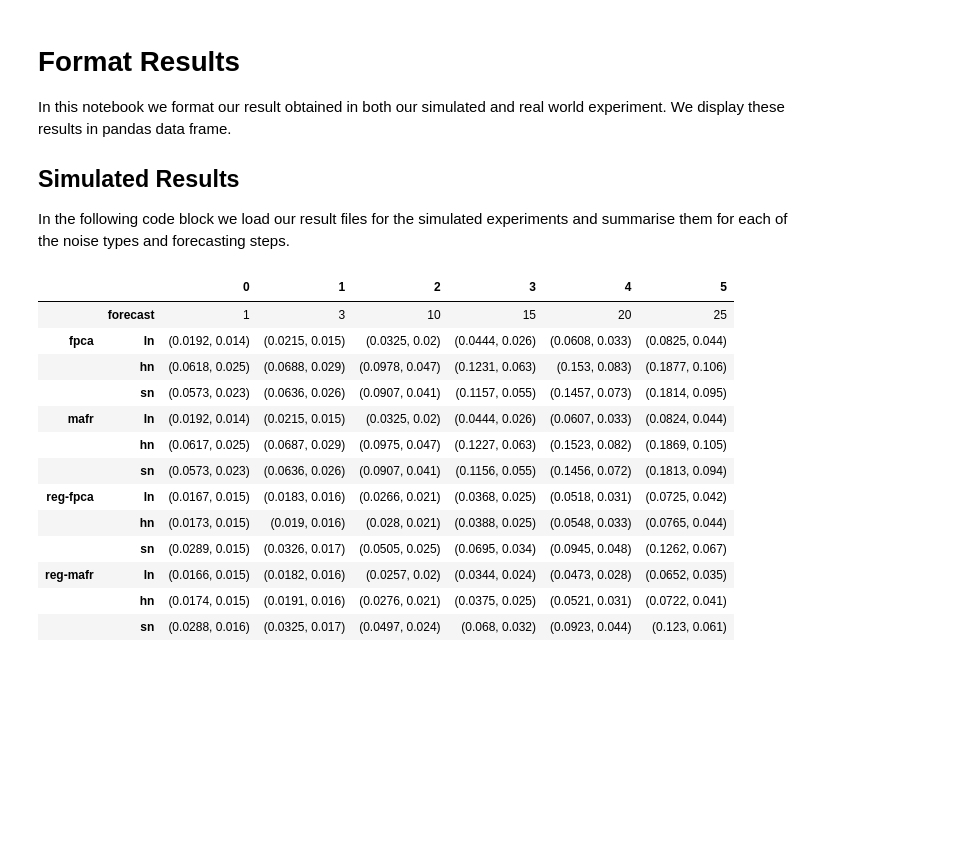
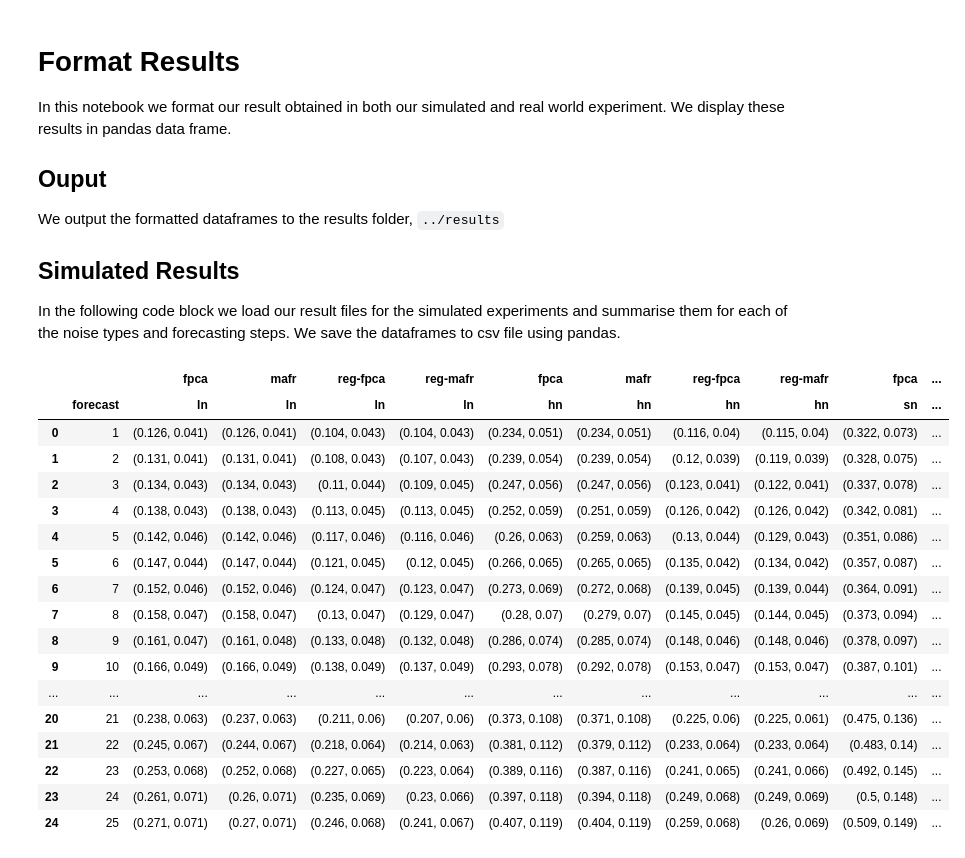
Before and after one commit to JulianAustin1993/dftsm-python, a Jupyter notebook: notebooks/format_results.ipynb, the cells around one changed output. Saved outputs shown, nothing was run; the diff lists cells and outputs as text; code cells hidden in the pictures; blank space fills up the shorter version.

```diff
--- a/notebooks/format_results.ipynb
+++ b/notebooks/format_results.ipynb
@@ -6,37 +3,45 @@ import pandas as pd
 
 In this notebook we format our result obtained in both our simulated and real world experiment. We display these results in pandas data frame.
 
+## Ouput
+
+We output the formatted dataframes to the results folder, `../results`
+
 ## Simulated Results
-In the following code block we load our result files for the simulated experiments and summarise them for each of the noise types and forecasting steps.
+In the following code block we load our result files for the simulated experiments and summarise them for each of the noise types and forecasting steps. We save the dataframes to csv file using pandas.
 # %%
-PATH = '../results/simulated'
-model =['fpca','mafr','reg-fpca', 'reg-mafr']
-noise =['ln', 'hn','sn']
-res_dict = {'_forecast':[1,3,10,15,20,25]}
-for m in model:
-    for n in noise:
-        data = np.load(PATH+'_'+m+'_'+n+'.npz')
-        mean =np.mean(data['results'], axis=0).round(4)
-        sd = np.std(data['results'], axis=0).round(3)
-        res_dict[m+'_'+n]=list(zip(mean,sd))
+PATH = "../results/simulated"
+model = ["fpca", "mafr", "reg-fpca", "reg-mafr"]
+noise = ["ln", "hn", "sn"]
+res_dict = {"_forecast": np.arange(1,26)}
+for n in noise:
+    for m in model:
+        data = np.load(PATH + "_" + m + "_" + n + ".npz")
+        mean = np.mean(data["results"], axis=0).round(3)
+        sd = np.std(data["results"], axis=0).round(3)
+        res_dict[m + "_" + n] = list(zip(mean, sd))
 df = pd.DataFrame(res_dict)
-df.set_index('_forecast')
-df_cols = [c.split('_') for c in df.columns]
+df.set_index("_forecast")
+df_cols = [c.split("_") for c in df.columns]
 df.columns = pd.MultiIndex.from_tuples([(c[0], c[1]) for c in df_cols])
-df = df.T
+df.to_csv(PATH+'_'+'all.csv')
 df
 # %% [output]
-|  |  | 0 | 1 | 2 | 3 | 4 | 5 |
-|  | forecast | 1 | 3 | 10 | 15 | 20 | 25 |
-| fpca | ln | (0.0192, 0.014) | (0.0215, 0.015) | (0.0325, 0.02) | (0.0444, 0.026) | (0.0608, 0.033) | (0.0825, 0.044) |
-|  | hn | (0.0618, 0.025) | (0.0688, 0.029) | (0.0978, 0.047) | (0.1231, 0.063) | (0.153, 0.083) | (0.1877, 0.106) |
-|  | sn | (0.0573, 0.023) | (0.0636, 0.026) | (0.0907, 0.041) | (0.1157, 0.055) | (0.1457, 0.073) | (0.1814, 0.095) |
-| mafr | ln | (0.0192, 0.014) | (0.0215, 0.015) | (0.0325, 0.02) | (0.0444, 0.026) | (0.0607, 0.033) | (0.0824, 0.044) |
-|  | hn | (0.0617, 0.025) | (0.0687, 0.029) | (0.0975, 0.047) | (0.1227, 0.063) | (0.1523, 0.082) | (0.1869, 0.105) |
-|  | sn | (0.0573, 0.023) | (0.0636, 0.026) | (0.0907, 0.041) | (0.1156, 0.055) | (0.1456, 0.072) | (0.1813, 0.094) |
-| reg-fpca | ln | (0.0167, 0.015) | (0.0183, 0.016) | (0.0266, 0.021) | (0.0368, 0.025) | (0.0518, 0.031) | (0.0725, 0.042) |
-|  | hn | (0.0173, 0.015) | (0.019, 0.016) | (0.028, 0.021) | (0.0388, 0.025) | (0.0548, 0.033) | (0.0765, 0.044) |
-|  | sn | (0.0289, 0.015) | (0.0326, 0.017) | (0.0505, 0.025) | (0.0695, 0.034) | (0.0945, 0.048) | (0.1262, 0.067) |
-| reg-mafr | ln | (0.0166, 0.015) | (0.0182, 0.016) | (0.0257, 0.02) | (0.0344, 0.024) | (0.0473, 0.028) | (0.0652, 0.035) |
-|  | hn | (0.0174, 0.015) | (0.0191, 0.016) | (0.0276, 0.021) | (0.0375, 0.025) | (0.0521, 0.031) | (0.0722, 0.041) |
-|  | sn | (0.0288, 0.016) | (0.0325, 0.017) | (0.0497, 0.024) | (0.068, 0.032) | (0.0923, 0.044) | (0.123, 0.061) |
+|  |  | fpca | mafr | reg-fpca | reg-mafr | fpca | mafr | reg-fpca | reg-mafr | fpca | ... |
+|  | forecast | ln | ln | ln | ln | hn | hn | hn | hn | sn | ... |
+| 0 | 1 | (0.126, 0.041) | (0.126, 0.041) | (0.104, 0.043) | (0.104, 0.043) | (0.234, 0.051) | (0.234, 0.051) | (0.116, 0.04) | (0.115, 0.04) | (0.322, 0.073) | ... |
+| 1 | 2 | (0.131, 0.041) | (0.131, 0.041) | (0.108, 0.043) | (0.107, 0.043) | (0.239, 0.054) | (0.239, 0.054) | (0.12, 0.039) | (0.119, 0.039) | (0.328, 0.075) | ... |
+| 2 | 3 | (0.134, 0.043) | (0.134, 0.043) | (0.11, 0.044) | (0.109, 0.045) | (0.247, 0.056) | (0.247, 0.056) | (0.123, 0.041) | (0.122, 0.041) | (0.337, 0.078) | ... |
+| 3 | 4 | (0.138, 0.043) | (0.138, 0.043) | (0.113, 0.045) | (0.113, 0.045) | (0.252, 0.059) | (0.251, 0.059) | (0.126, 0.042) | (0.126, 0.042) | (0.342, 0.081) | ... |
+| 4 | 5 | (0.142, 0.046) | (0.142, 0.046) | (0.117, 0.046) | (0.116, 0.046) | (0.26, 0.063) | (0.259, 0.063) | (0.13, 0.044) | (0.129, 0.043) | (0.351, 0.086) | ... |
+| 5 | 6 | (0.147, 0.044) | (0.147, 0.044) | (0.121, 0.045) | (0.12, 0.045) | (0.266, 0.065) | (0.265, 0.065) | (0.135, 0.042) | (0.134, 0.042) | (0.357, 0.087) | ... |
+| 6 | 7 | (0.152, 0.046) | (0.152, 0.046) | (0.124, 0.047) | (0.123, 0.047) | (0.273, 0.069) | (0.272, 0.068) | (0.139, 0.045) | (0.139, 0.044) | (0.364, 0.091) | ... |
+| 7 | 8 | (0.158, 0.047) | (0.158, 0.047) | (0.13, 0.047) | (0.129, 0.047) | (0.28, 0.07) | (0.279, 0.07) | (0.145, 0.045) | (0.144, 0.045) | (0.373, 0.094) | ... |
+| 8 | 9 | (0.161, 0.047) | (0.161, 0.048) | (0.133, 0.048) | (0.132, 0.048) | (0.286, 0.074) | (0.285, 0.074) | (0.148, 0.046) | (0.148, 0.046) | (0.378, 0.097) | ... |
+| 9 | 10 | (0.166, 0.049) | (0.166, 0.049) | (0.138, 0.049) | (0.137, 0.049) | (0.293, 0.078) | (0.292, 0.078) | (0.153, 0.047) | (0.153, 0.047) | (0.387, 0.101) | ... |
+| ... | ... | ... | ... | ... | ... | ... | ... | ... | ... | ... | ... |
+| 20 | 21 | (0.238, 0.063) | (0.237, 0.063) | (0.211, 0.06) | (0.207, 0.06) | (0.373, 0.108) | (0.371, 0.108) | (0.225, 0.06) | (0.225, 0.061) | (0.475, 0.136) | ... |
+| 21 | 22 | (0.245, 0.067) | (0.244, 0.067) | (0.218, 0.064) | (0.214, 0.063) | (0.381, 0.112) | (0.379, 0.112) | (0.233, 0.064) | (0.233, 0.064) | (0.483, 0.14) | ... |
+| 22 | 23 | (0.253, 0.068) | (0.252, 0.068) | (0.227, 0.065) | (0.223, 0.064) | (0.389, 0.116) | (0.387, 0.116) | (0.241, 0.065) | (0.241, 0.066) | (0.492, 0.145) | ... |
+| 23 | 24 | (0.261, 0.071) | (0.26, 0.071) | (0.235, 0.069) | (0.23, 0.066) | (0.397, 0.118) | (0.394, 0.118) | (0.249, 0.068) | (0.249, 0.069) | (0.5, 0.148) | ... |
+| 24 | 25 | (0.271, 0.071) | (0.27, 0.071) | (0.246, 0.068) | (0.241, 0.067) | (0.407, 0.119) | (0.404, 0.119) | (0.259, 0.068) | (0.26, 0.069) | (0.509, 0.149) | ... |
```
Also changed, not shown: parts of 3 cells of this notebook, 38 other files.
